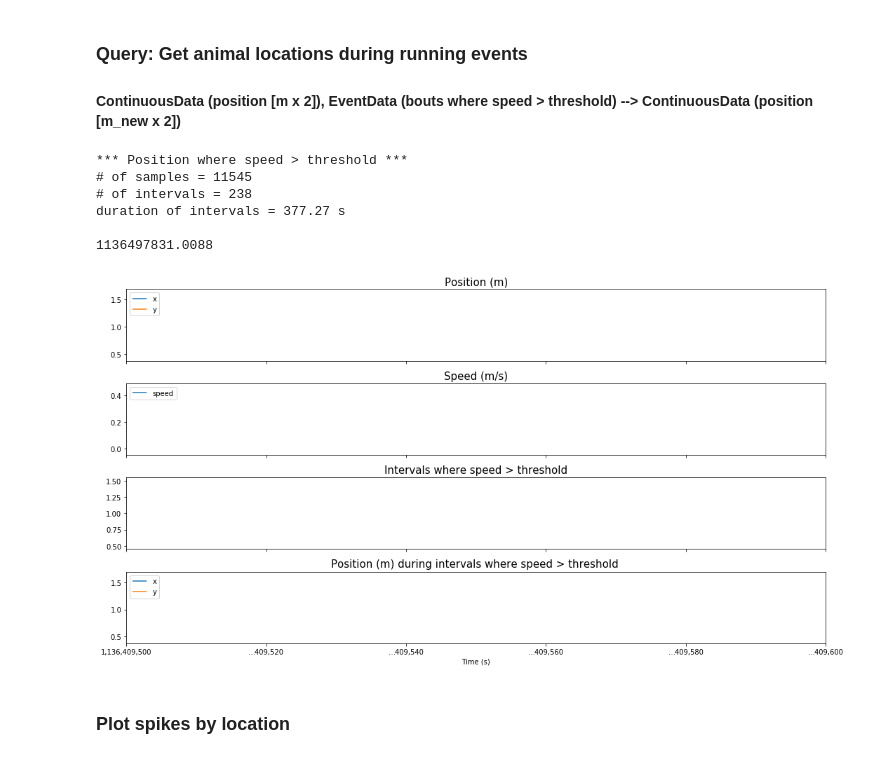
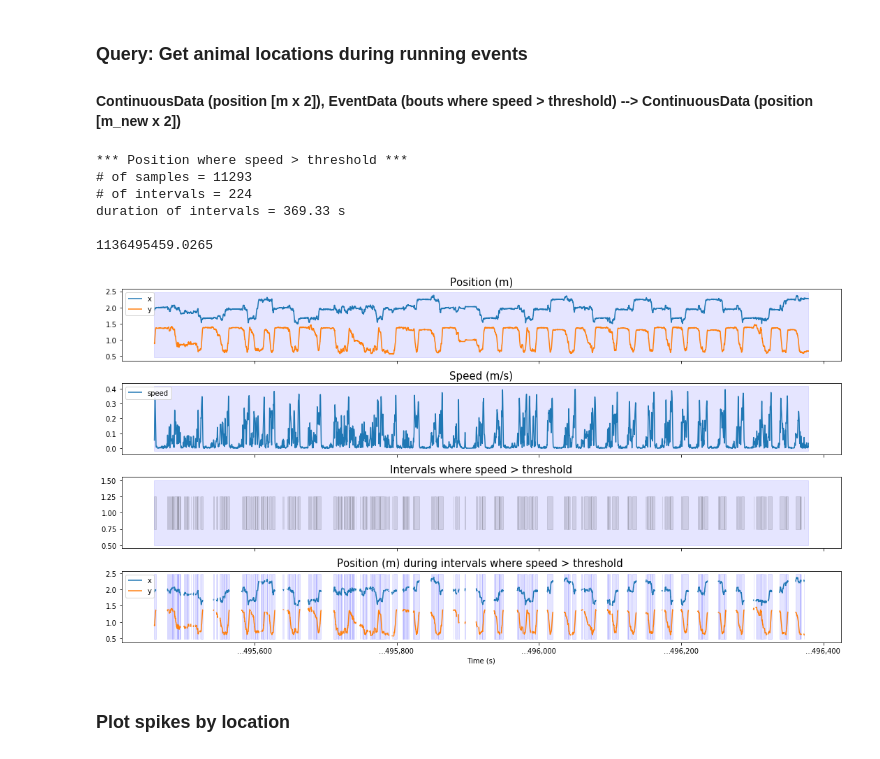
Before and after one commit to LorenFrankLab/franklab-nwb, a Jupyter notebook: place_field_with_queries.ipynb, the cells around one changed output. Drawn from its saved outputs; the diff is of its cells as text; code cells hidden in the pictures.

```diff
--- a/place_field_with_queries.ipynb
+++ b/place_field_with_queries.ipynb
@@ -57,7 +57,7 @@ d = {}
 d['anim'] = 'Bon'
 d['day'] = 5 # 1-indexed
 
-d['epoch'] = 6 # 1-indexed
+d['epoch'] = 4 # 1-indexed
 d['cluster_id'] = 30
 
 # analysis configuration
@@ -364,39 +364,39 @@ print()
 
 fig1 = plt.figure(1, figsize=(15,8))
 ax1 = fig1.add_subplot(4, 1, 1)
 ax1.set_title('Position (m)', fontsize=15)
 plot_ContinuousData(position, axis=ax1)
 ax1.label_outer()
 
 ax2 = fig1.add_subplot(4, 1, 2, sharex=ax1)
 ax2.set_title('Speed (m/s)', fontsize=15)
 plot_ContinuousData(speed, axis=ax2)
 ax2.set_xlabel('')
 ax2.label_outer()
 
 ax3 = fig1.add_subplot(4, 1, 3, sharex=ax1)
 ax3.set_title('Intervals where speed > threshold', fontsize=15)
 plot_EventData(speed_events, axis=ax3)
 ax3.label_outer()
 
 ax4 = fig1.add_subplot(4, 1, 4, sharex=ax1)
 ax4.set_title('Position (m) during intervals where speed > threshold ', fontsize=15)
 plot_ContinuousData(position_run, axis=ax4)
 
 print(position.sample_times[0])
-ax1.set_xlim(1136409500, 1136409600)
+# ax1.set_xlim(1136409500, 1136409600)
 
 plt.tight_layout()
 
 pass
 # %% [output]
 *** Position where speed > threshold ***
-# of samples = 11545
-# of intervals = 238
-duration of intervals = 377.27 s
+# of samples = 11293
+# of intervals = 224
+duration of intervals = 369.33 s
 
-1136497831.0088
+1136495459.0265
-[figure, old version]
+[figure, new version]
 # %% [markdown]
 ### Plot spikes by location
 # %%
```
Also changed, not shown: parts of 12 cells of this notebook, 4 other files.
